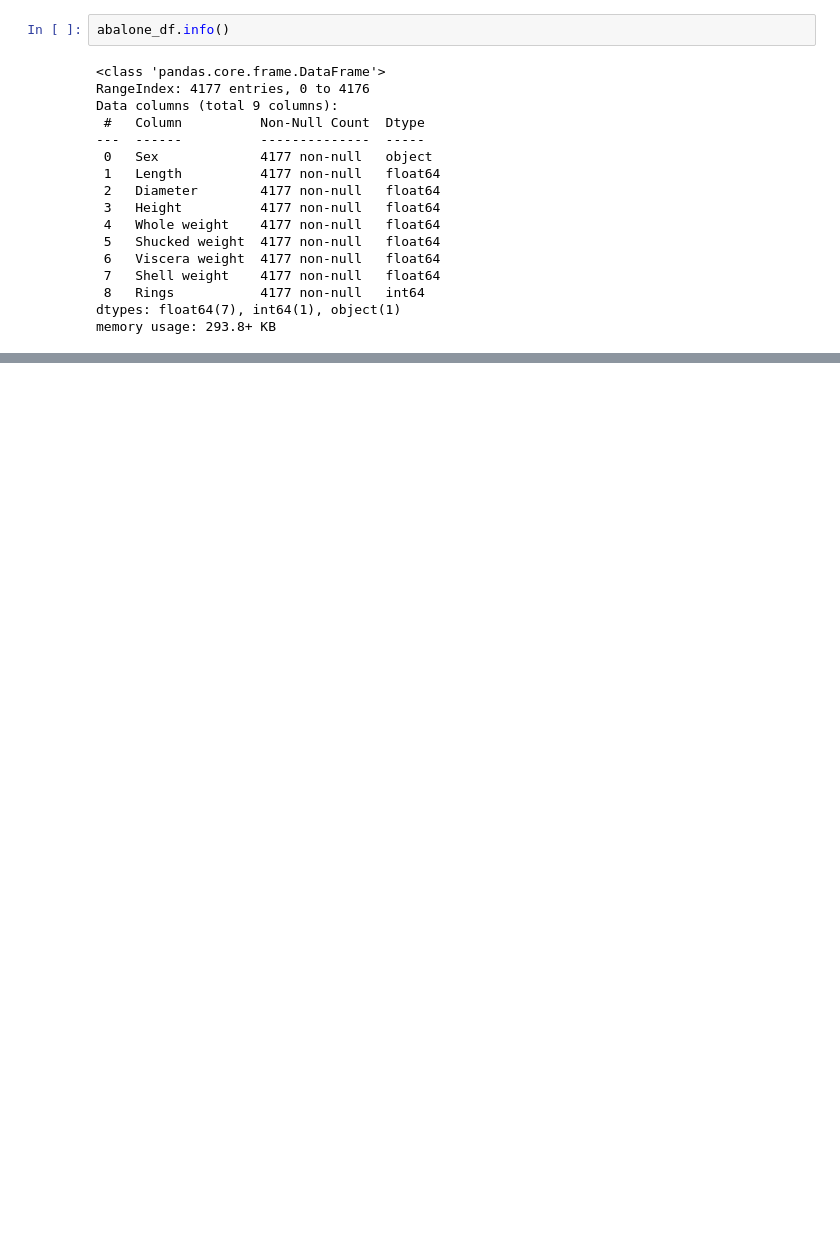
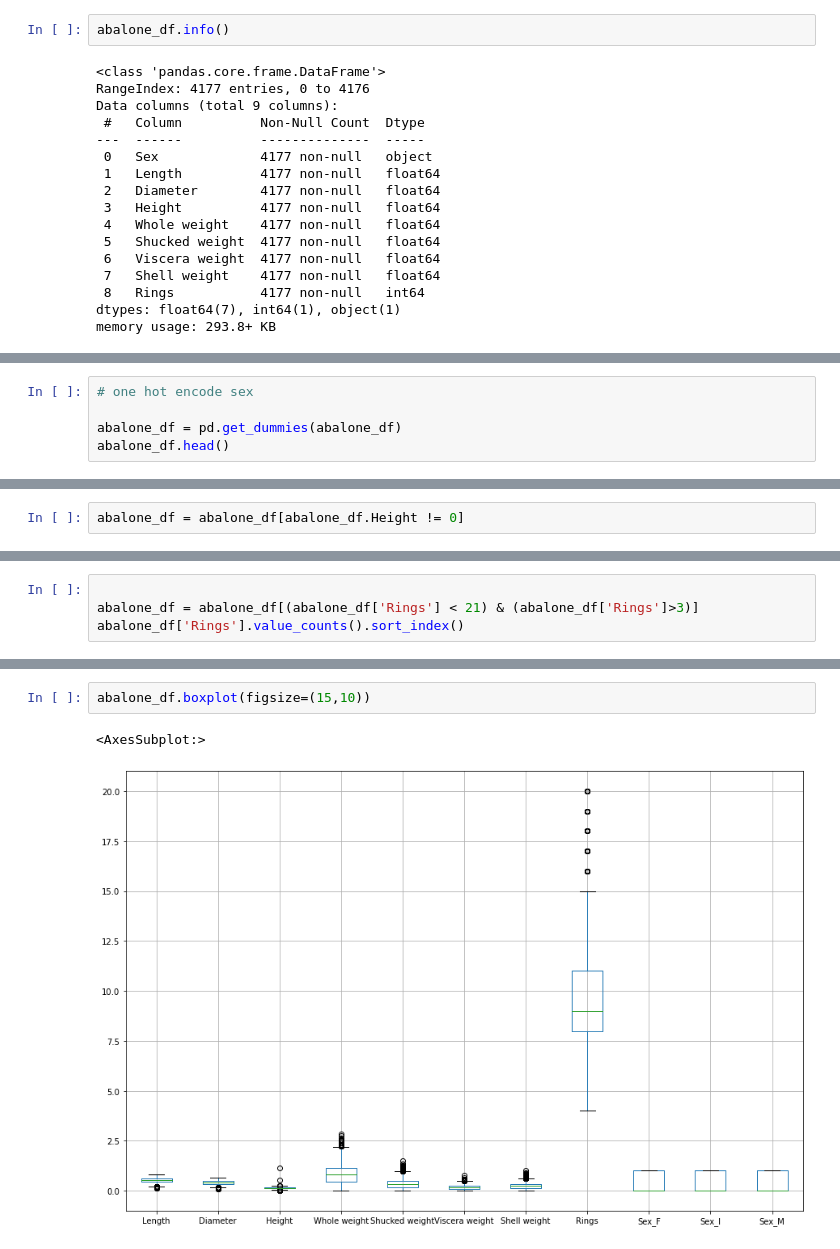
Before and after one commit to SharonBond/homework, a Jupyter notebook: week_17/week_17_homework.ipynb, the cells around one changed output, grey strips where cells are left out. Cells and saved outputs as stored; diff of their text form; blank space fills up the shorter version.

```diff
--- a/week_17/week_17_homework.ipynb
+++ b/week_17/week_17_homework.ipynb
@@ -119,0 +148,5 @@ abalone_df.describe()
+# %%
+# one hot encode sex
+
+abalone_df = pd.get_dummies(abalone_df)
+abalone_df.head()
@@ -119,0 +168,2 @@ abalone_df.describe()
+# %%
+abalone_df = abalone_df[abalone_df.Height != 0]
@@ -119,0 +197,4 @@ abalone_df.describe()
+# %%
+
+abalone_df = abalone_df[(abalone_df['Rings'] < 21) & (abalone_df['Rings']>3)]
+abalone_df['Rings'].value_counts().sort_index()
@@ -119,0 +220,5 @@ abalone_df.describe()
+# %%
+abalone_df.boxplot(figsize=(15,10))
+# %% [output]
+<AxesSubplot:>
+[figure, added]
```
Also changed, not shown: parts of 37 cells of this notebook.
